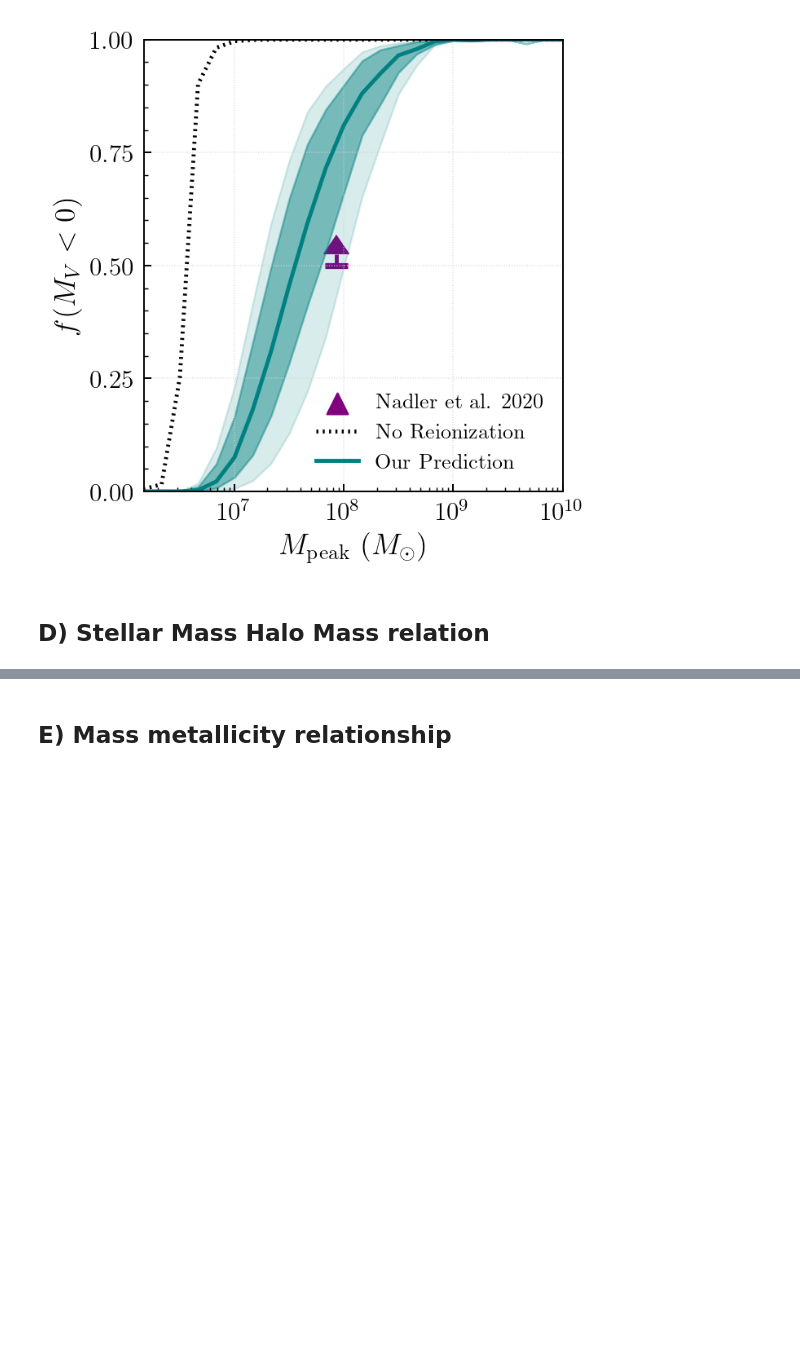
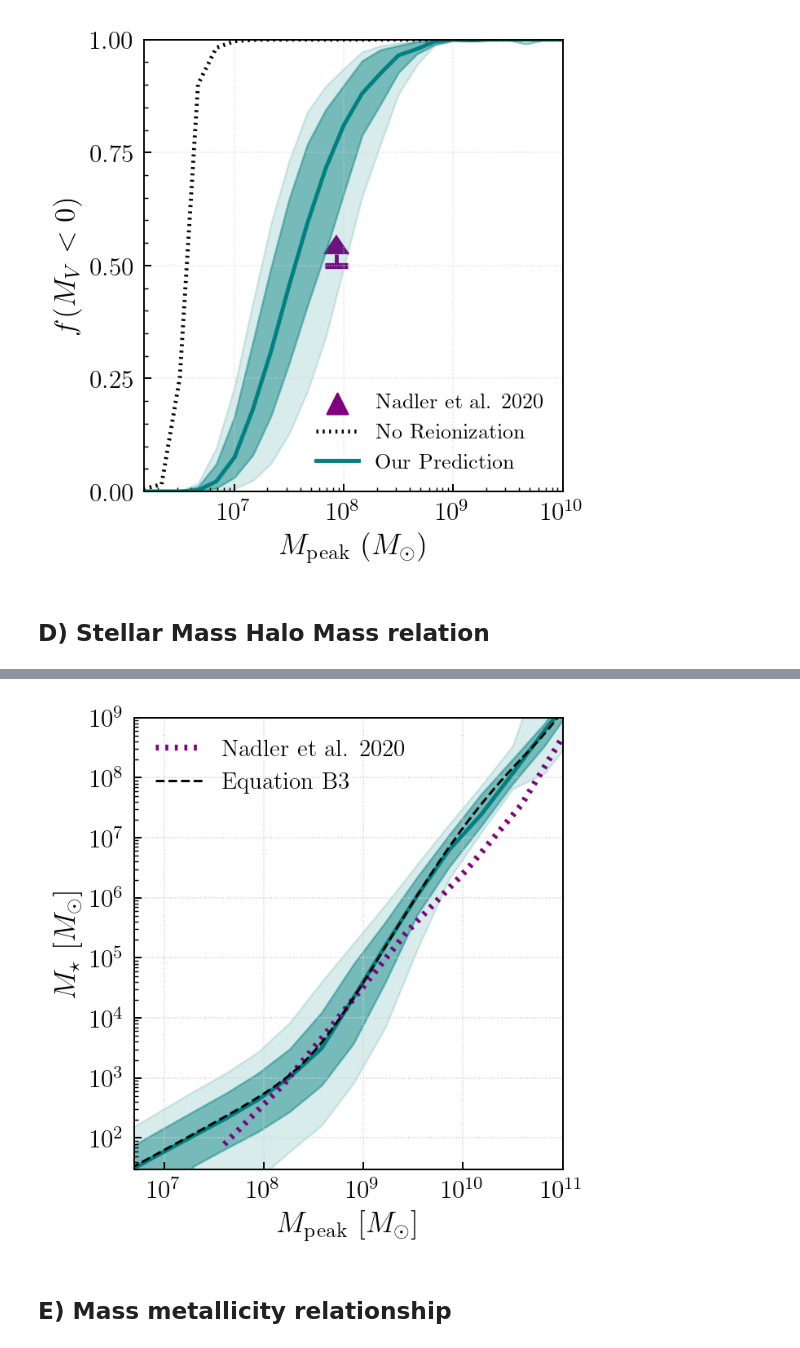
Before and after one commit to kibokov/grumpy_mw_forward_model, a Jupyter notebook: MW_forward_model_plots_2.ipynb, the cells around one changed output, grey strips where cells are left out. Saved outputs shown, nothing was run; the diff lists cells and outputs as text; code cells hidden in the pictures; blank space fills up the shorter version.

```diff
--- a/MW_forward_model_plots_2.ipynb
+++ b/MW_forward_model_plots_2.ipynb
@@ -1819,2 +1812,72 @@ plt.show()
+# %%
+def fB13(x, alfa, delta, gamma):
+    dummy = -np.log10(10.**(alfa*x)+1.) + delta*(np.log10(np.exp(x)+1.))**gamma/(1.+np.exp(10.**(-x)))
+    return dummy
+
+
+
+def MsMh_B13form(lMvir, lM1, leps=11.39, alfa=-2, delta=4.335, gamma=0.531):
+    lMsB13 = leps + lM1 + fB13(lMvir-lM1,alfa, delta, gamma) - fB13(0.,alfa, delta, gamma)
+    return lMsB13
+
+
+#the below relation is for star forming halos only.
+
+xlog = np.linspace(6,13,100)
+x_shmr = 10**xlog
+y_shmr = B13_modified(xlog)
+# %%
+import matplotlib.ticker
+
+fig,ax = plt.subplots(1,1,figsize = (4,4))
+
+t_col = "teal"
+b13_mod = 10**(mp_bins[:-1])
+
+ax.fill_between(10**mp_bins, 10**ms_159, 10**ms_841,color = t_col,alpha = 0.45)
+ax.fill_between(10**mp_bins, 10**ms_23, 10**ms_977,color = t_col,alpha = 0.15)
+ax.plot(10**mp_bins,10**ms_md,color = t_col,lw=2)
+
+# ax.plot(10**mp_bins_mod,10**ms_md_mod,color = "hotpink",lw=2,label = r"\rm The Full Parametrization")
+
+ax.plot(10**n20_shmr[:,0],10**(0.5*(n20_shmr[:,2]+n20_shmr[:,1])),color = "purple",ls="dotted",lw=3,label = r"\rm Nadler et al. 2020")
+# ax.plot(x_med_j18,y_med_j18,color = "purple",ls="dotted",lw=2.5,label = r"\rm Jethwa et al. 2018")
+
+
+# ax.plot(10**mp_bins_mod,10**ms_md_mod, color ='k', lw=1.2, label=r"\rm Equation B6",ls = "--")
+ax.plot(x_shmr,y_shmr, color ='k', lw=1.2, label=r"\rm Equation B3",ls = "--")
+
+
+
+ax.set_xscale("log")
+ax.set_yscale("log")
+ax.set_xlabel(r"\rm $M_{\rm peak}$ $[M_{\odot}]$",fontsize = 15)
+ax.set_ylabel(r"\rm $M_{\star}$ $ [M_{\odot}]$",fontsize = 15)
+ax.set_xlim([5e6,1e11])
+ax.set_ylim([30,1e9])
+ax.set_yticks([1e2,1e3,1e4,1e5,1e6,1e7,1e8,1e9])
+ax.set_xticks([1e7,1e8,1e9,1e10,1e11])
+
+ax.grid(ls = ":",color = "lightgrey")
+
+
+y_minor = matplotlib.ticker.LogLocator(base = 10.0, subs = np.arange(1.0, 10.0) * 0.1, numticks = 10)
+ax.yaxis.set_minor_locator(y_minor)
+ax.yaxis.set_minor_formatter(matplotlib.ticker.NullFormatter())
+
+
+
+ax.tick_params(axis = "x",labelsize = 13)
+ax.tick_params(axis = "y",labelsize = 13)
+
+ax.legend(frameon=False,loc = "upper left",fontsize = 12)
+
+
+plt.tight_layout()
+
+
+plt.show()
+# %% [output]
+[figure, added]
 # %% [markdown]
 ## E) Mass metallicity relationship
```
Also changed, not shown: parts of 23 cells of this notebook.
